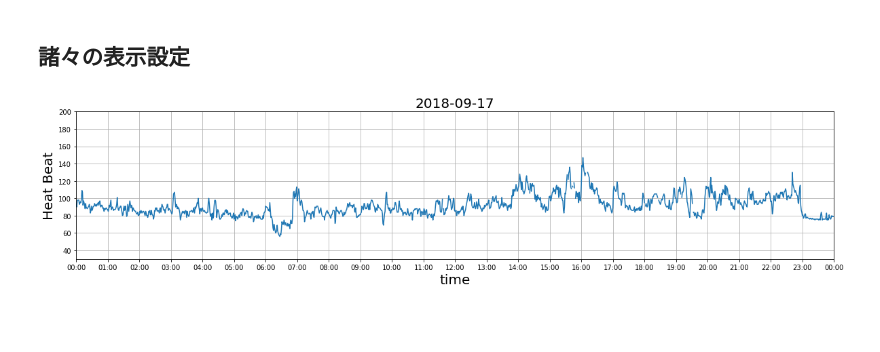
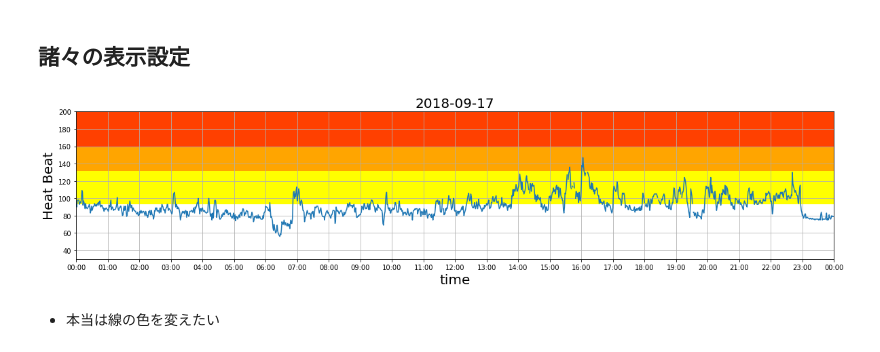
Before and after one commit to komo-fr/mokumoku_output, a Jupyter notebook: 2018/20181006_shinjukumokumoku/fitbit.ipynb, the cells around one changed output. Saved outputs shown, nothing was run; the diff lists cells and outputs as text; code cells hidden in the pictures; blank space fills up the shorter version.

```diff
--- a/2018/20181006_shinjukumokumoku/fitbit.ipynb
+++ b/2018/20181006_shinjukumokumoku/fitbit.ipynb
@@ -63,10 +42,12 @@ from secret.settings import FitbitSetting
 # Settings
 # %%
 HEART_ZONE2COLOR_MAP = {'Out of Range': '#58BE89',
-                        'Fat Burn':'#FBA848',
-                        'Cardio':'#F27398',
-                        'Peak':'#FF4000',
-                        'No Data':'#363947',
+                        # 'Fat Burn': '#FBA848',
+                        'Fat Burn': 'yellow',
+                        # 'Cardio':'#F27398',
+                        'Cardio': 'orange',
+                        'Peak': '#FF4000',
+                        'No Data': '#363947',
                         'Others': 'gray'}  # TODO: Othersの素性調査と色の検討
 # %% [markdown]
 # Function
@@ -269,24 +245,39 @@ plt.show()
 # %%
 fig, ax = plt.subplots(figsize=(20, 4))
 
 # グリッド線を表示
 ax.grid(True)
 
 # x軸の設定
 ax.plot(df.index, df.value)
 ax.set_xlim(xmin=x_start, xmax=x_end)
 xfmt = mdates.DateFormatter('%H:%M')
 ax.xaxis.set_major_formatter(xfmt)
 
 locator = mdates.HourLocator(interval=1)
 ax.xaxis.set_major_locator(locator)
 
 # y軸の設定
 ax.set_ylim(ymin=30, ymax=200)
 
+# Fat Burnゾーンの背景色を変える
+plt.axhspan(zone_range_dict['Fat Burn']['min_value'],
+                  zone_range_dict['Fat Burn']['max_value'],
+                  alpha=1.0,
+                  color="yellow",
+                  label='fat burn')
+
+# Peakのゾーンの背景色を変える
+for zone_name in ['Fat Burn', 'Cardio', 'Peak']:
+    plt.axhspan(zone_range_dict[zone_name]['min_value'],
+                      zone_range_dict[zone_name]['max_value'],
+                      alpha=1.0,
+                      color=HEART_ZONE2COLOR_MAP[zone_name],
+                      label=zone_name)
+
 ax.set_title(date, size=20)
 ax.set_xlabel('time', size=20)
 ax.set_ylabel('Heat Beat', size=20)
 plt.show()
 # %% [output]
-[figure, old version]
+[figure, new version]
@@ -294,0 +284,2 @@ plt.show()
+# %% [markdown]
+- 本当は線の色を変えたい
```
Also changed, not shown: parts of 7 cells of this notebook.
